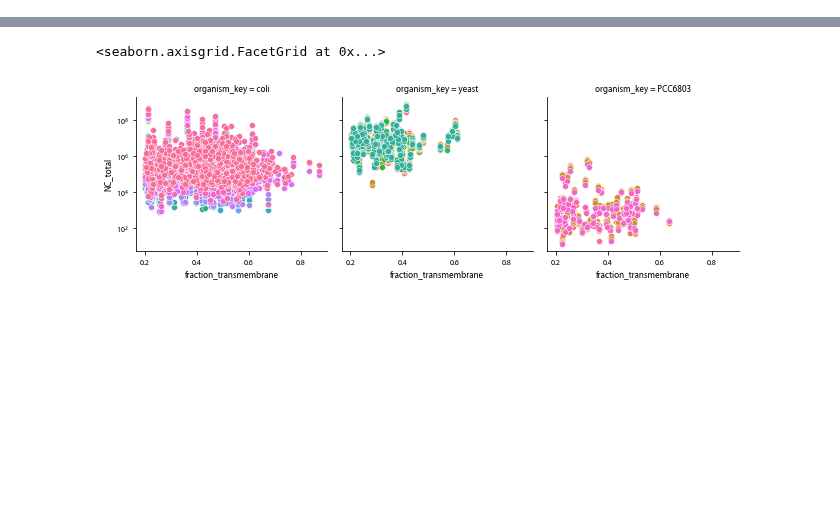
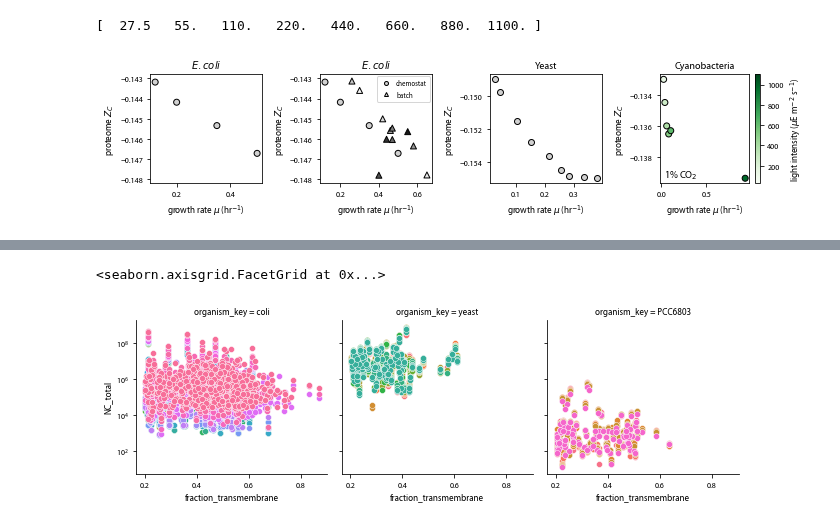
Before and after one commit to flamholz/redox-proteome, a Jupyter notebook: notebooks/AllFigures.ipynb, the cells around one changed output, grey strips where cells are left out. Saved outputs shown, nothing was run; the diff lists cells and outputs as text; code cells hidden in the pictures; blank space fills up the shorter version.

```diff
--- a/notebooks/AllFigures.ipynb
+++ b/notebooks/AllFigures.ipynb
@@ -348,0 +235,72 @@ plt.show()
+# %%
+# Presentation version of above.
+fig, axs = plt.subplots(ncols=4, nrows=1, figsize=(10,2.5))
+pal = sns.color_palette()
+greys = sns.color_palette('Greys')
+
+plt.sca(axs[0])
+sns.scatterplot(data=coli_schmidt_chemostat, x='growth_rate_hr', y='proteome_NOSC',
+                style='dataset', markers='o', edgecolor='k', color=greys[1], linewidth=1,
+                legend=False)
+plt.title('$E. coli$')
+plt.ylabel('proteome $Z_C$')
+plt.xlabel('growth rate $\mu$ (hr$^{-1}$)')
+plt.ylim(-0.1482, -0.1428)
+
+plt.sca(axs[1])
+sns.scatterplot(data=coli_schmidt_chemostat, x='growth_rate_hr', y='proteome_NOSC',
+                style='dataset', markers='o', edgecolor='k', color=greys[1], linewidth=1,
+                legend=False)
+n_conds_batch = coli_schmidt_batch.condition.unique().size
+sns.scatterplot(data=coli_schmidt_batch, x='growth_rate_hr', y='proteome_NOSC',
+                hue='condition', palette=sns.color_palette('Greys', n_colors=n_conds_batch),
+                style='dataset', markers='^', edgecolor='k', color=greys[1], linewidth=1,
+                legend=False)
+plt.title('$E. coli$')
+plt.ylabel('proteome $Z_C$')
+plt.xlabel('growth rate $\mu$ (hr$^{-1}$)')
+
+legend_elements = [Line2D([0], [0], marker='o', color='w', label='chemostat',
+                          markerfacecolor=greys[1], markeredgecolor='k',
+                          linewidth=1, markersize=4),
+                   Line2D([0], [0], marker='^', color='w', label='batch',
+                          markerfacecolor=greys[1], markeredgecolor='k',
+                          linewidth=1, markersize=4)]
+plt.gca().legend(handles=legend_elements, loc=1,
+                 handletextpad=0.4, borderaxespad=0.3)
+plt.ylim(-0.1482, -0.1428)
+
+plt.sca(axs[2])
+sns.scatterplot(data=yeast_data, x='growth_rate_hr', y='proteome_NOSC',
+                edgecolor='k', color=greys[1], linewidth=1)
+plt.title('Yeast')
+plt.xlabel('growth rate $\mu$ (hr$^{-1}$)')
+plt.ylabel('proteome $Z_C$')
+
+plt.sca(axs[3])
+print(cyano_data.red_light_intensity_uE_m_s.unique())
+n_intensities = cyano_data.red_light_intensity_uE_m_s.unique().size
+sns.scatterplot(data=cyano_data, x='growth_rate_hr', y='proteome_NOSC',
+                edgecolor='k', color=greys[1], linewidth=1,
+                hue='red_light_intensity_uE_m_s',
+                palette=sns.color_palette('Greens', n_colors=n_intensities),
+                legend=False)
+
+norm = plt.Normalize(cyano_data['red_light_intensity_uE_m_s'].min(),
+                     cyano_data['red_light_intensity_uE_m_s'].max())
+sm = plt.cm.ScalarMappable(cmap="Greens", norm=norm)
+sm.set_array([])
+cbar_label = 'light intensity ($\mu$E m$^{-2}$ s$^{-1}$)'
+plt.colorbar(sm, ax=plt.gca(), label=cbar_label)
+
+plt.title('Cyanobacteria')
+plt.text(0.05, 0.05, '1% CO$_2$', transform=plt.gca().transAxes)
+plt.ylabel('proteome $Z_C$')
+plt.xlabel('growth rate $\mu$ (hr$^{-1}$)')
+
+plt.tight_layout()
+plt.savefig('../output/proteomes_presentation_version.png', facecolor='w', dpi=300)
+plt.show()
+# %% [output]
+[  27.5   55.   110.   220.   440.   660.   880.  1100. ]
+[figure, added]
```
Also changed, not shown: parts of 16 cells of this notebook, 13 other files.
